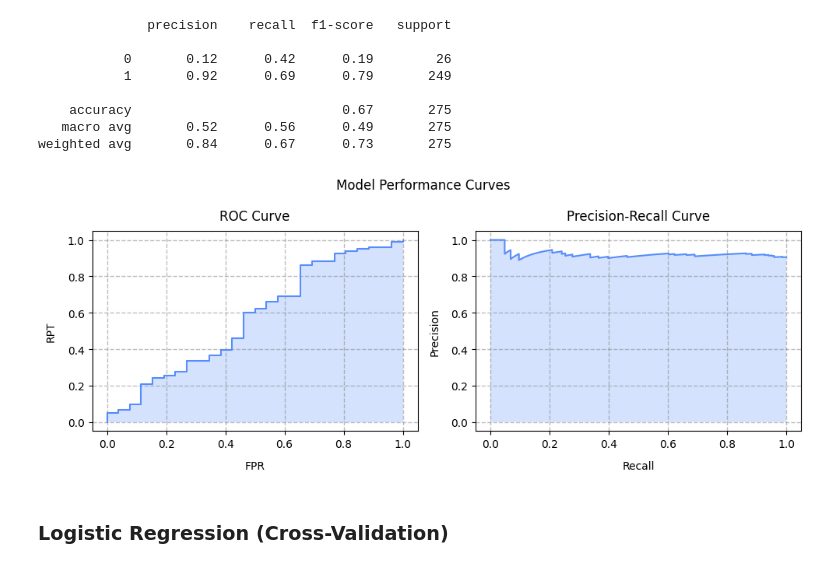
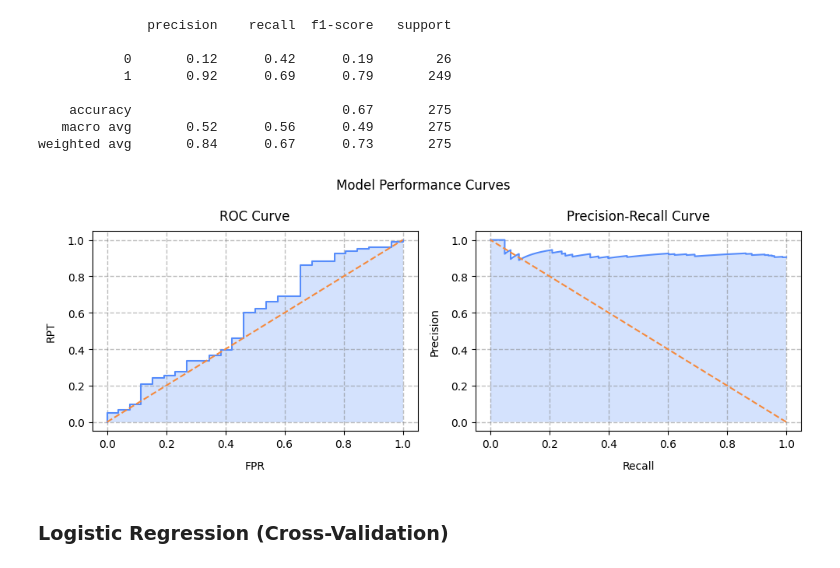
Before and after one commit to BogdanPinchuk/DataScience-PBY_HW20_Course_Project, a Jupyter notebook: Bohdan_Pinchuk_DS_HW20.ipynb, the cells around one changed output. Saved outputs shown, nothing was run; the diff lists cells and outputs as text; code cells hidden in the pictures.

Commit message:
[Homework20] - extended charts

```diff
--- a/Bohdan_Pinchuk_DS_HW20.ipynb
+++ b/Bohdan_Pinchuk_DS_HW20.ipynb
@@ -2533,34 +2533,36 @@ import matplotlib.pyplot as plt
 # Input data
 
 # Solution
 _, axes = plt.subplots(1, 2, figsize=(10, 4))
 
 ax = axes[0]
 ax.plot(fpr, tpr)
+ax.plot([0, 1], [0, 1], '--')
 ax.fill_between(fpr, tpr, alpha=0.25)
 ax.grid(axis='both', visible=True, which='major', ls='--', linewidth=1.0, color='tab:gray')
 # ax.minorticks_on()
 # ax.grid(axis='both', visible=True, which='minor', ls=':', linewidth=0.5, color='tab:green')
 ax.set_title("ROC Curve", pad=10, loc='center', color='black')
 ax.set_xlabel("FPR", labelpad=10, loc='center', color='black')
 ax.set_ylabel("RPT", labelpad=10, loc='center', color='black')
 
 ax = axes[1]
 ax.plot(rec, prec)
+ax.plot([1, 0], [0, 1], '--')
 ax.fill_between(rec, prec, alpha=0.25)
 ax.grid(axis='both', visible=True, which='major', ls='--', linewidth=1.0, color='tab:gray')
 # ax.minorticks_on()
 # ax.grid(axis='both', visible=True, which='minor', ls=':', linewidth=0.5, color='tab:green')
 ax.set_title("Precision-Recall Curve", pad=10, loc='center', color='black')
 ax.set_xlabel("Recall", labelpad=10, loc='center', color='black')
 ax.set_ylabel("Precision", labelpad=10, loc='center', color='black')
 
 plt.suptitle(f"Model Performance Curves")
 
 plt.tight_layout()
 plt.show()
 # %% [output]
-[figure, old version]
+[figure, new version]
 # %%
 # Logistic Regression (Cross-Validation)
 
```
Also changed, not shown: parts of 3 cells of this notebook.
